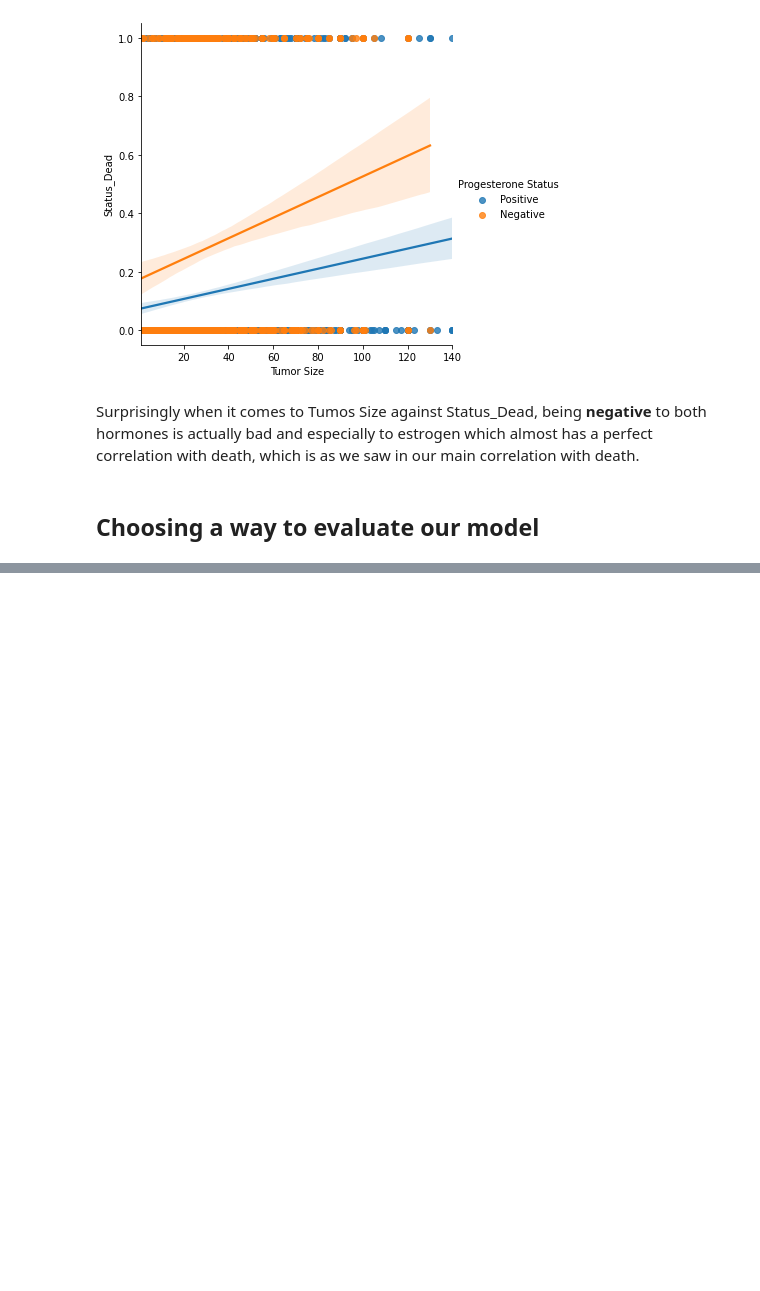
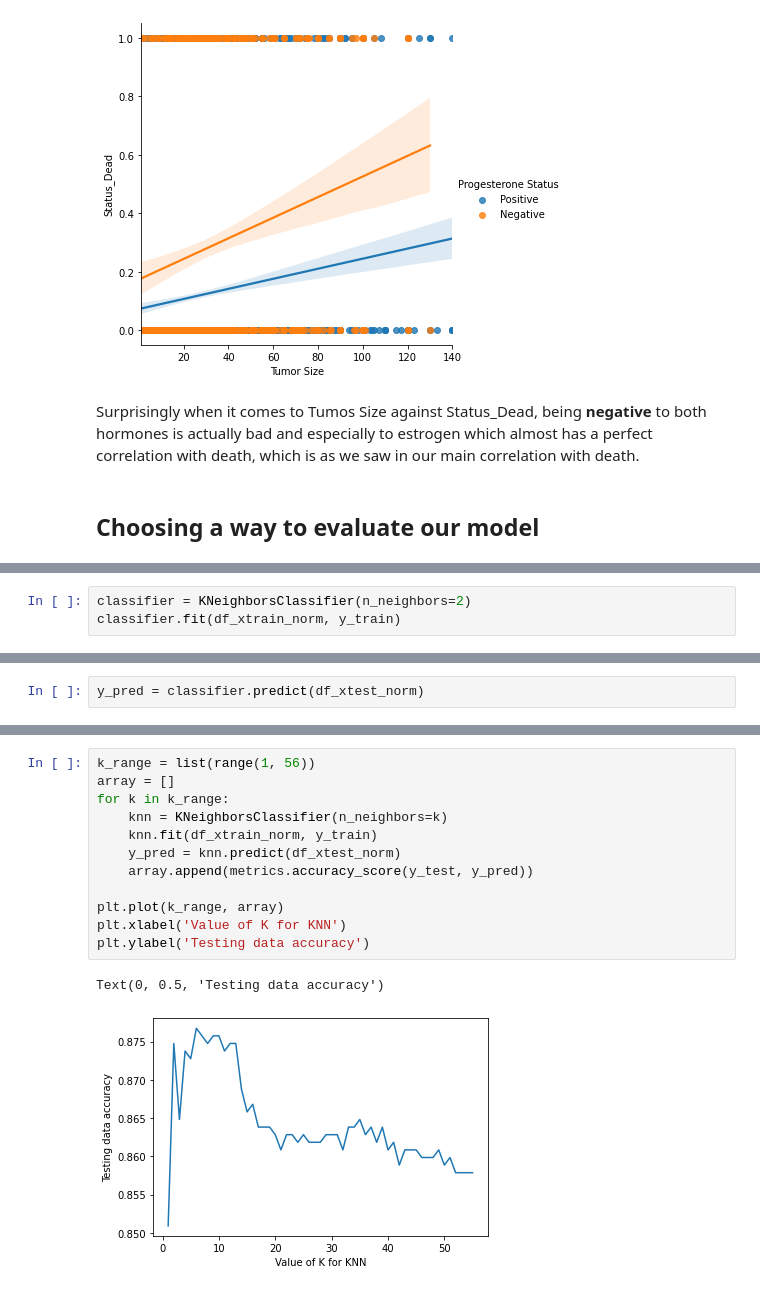
Before and after one commit to MayaHayat/BreastCancer_Classification, a Jupyter notebook: Breast Cancer.ipynb, the cells around one changed output, grey strips where cells are left out. Saved outputs shown, nothing was run; the diff lists cells and outputs as text; blank space fills up the shorter version.

```diff
--- a/Breast Cancer.ipynb
+++ b/Breast Cancer.ipynb
@@ -736,0 +781,3 @@ After having splitting our data into 75% train and 25% test data, we have normal
+# %%
+classifier = KNeighborsClassifier(n_neighbors=2)
+classifier.fit(df_xtrain_norm, y_train)
@@ -736,0 +786,2 @@ After having splitting our data into 75% train and 25% test data, we have normal
+# %%
+y_pred = classifier.predict(df_xtest_norm)
@@ -736,0 +849,15 @@ After having splitting our data into 75% train and 25% test data, we have normal
+# %%
+k_range = list(range(1, 56))
+array = []
+for k in k_range:
+    knn = KNeighborsClassifier(n_neighbors=k)
+    knn.fit(df_xtrain_norm, y_train)
+    y_pred = knn.predict(df_xtest_norm)
+    array.append(metrics.accuracy_score(y_test, y_pred))
+
+plt.plot(k_range, array)
+plt.xlabel('Value of K for KNN')
+plt.ylabel('Testing data accuracy')
+# %% [output]
+Text(0, 0.5, 'Testing data accuracy')
+[figure, added]
```
Also changed, not shown: parts of 65 cells of this notebook.
